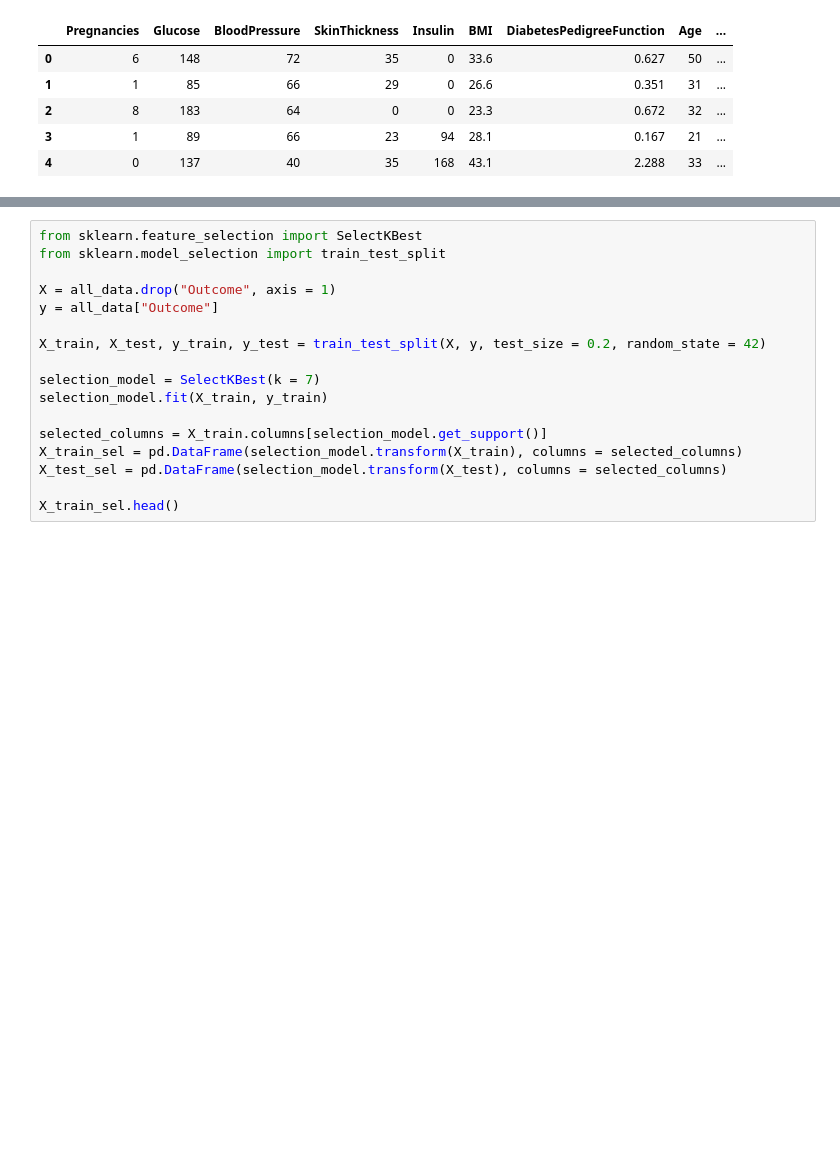
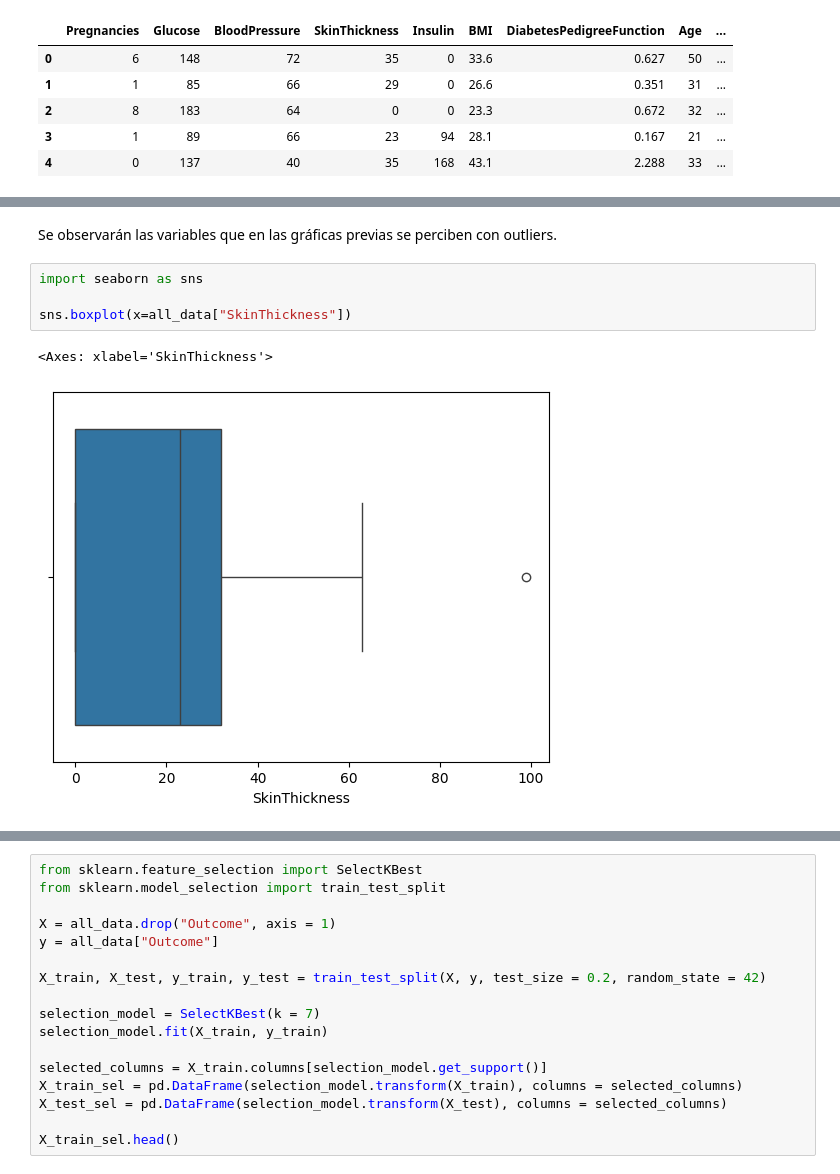
Before and after one commit to Bere333/Diabetes_Random_Forest_Algorithm, a Jupyter notebook: src/diabetes_random_forest_explore.ipynb, the cells around one changed output, grey strips where cells are left out. Cells and saved outputs as stored; diff of their text form; blank space fills up the shorter version.

```diff
--- a/src/diabetes_random_forest_explore.ipynb
+++ b/src/diabetes_random_forest_explore.ipynb
@@ -25,0 +69,9 @@ all_data.head()
+# %% [markdown]
+Se observarán las variables que en las gráficas previas se perciben con outliers.
+# %%
+import seaborn as sns
+
+sns.boxplot(x=all_data["SkinThickness"])
+# %% [output]
+<Axes: xlabel='SkinThickness'>
+[figure, added]
```
Also changed, not shown: parts of 13 cells of this notebook.
